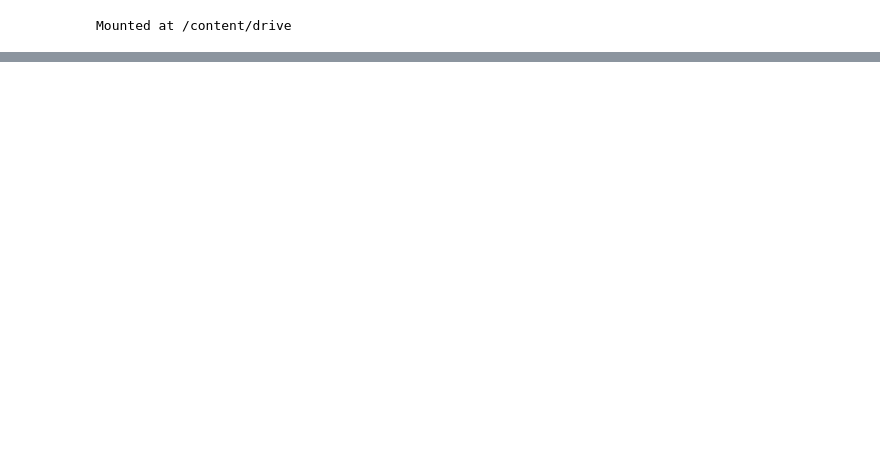
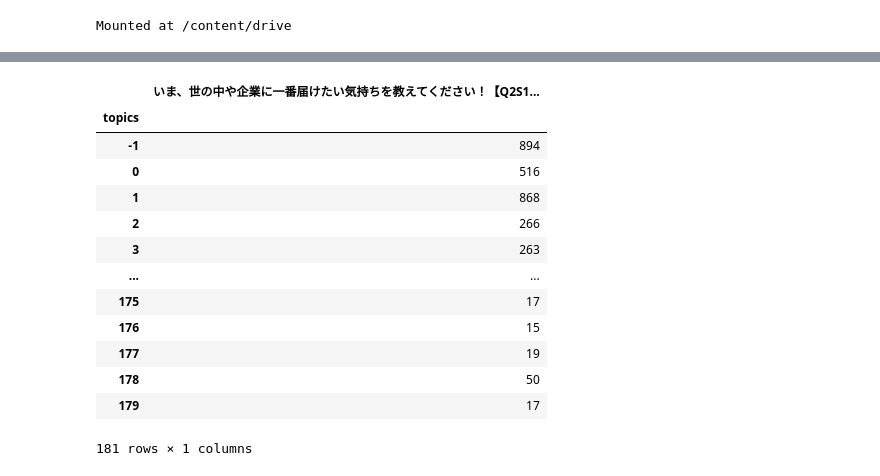
Before and after one commit to takky0330/NLP, a Jupyter notebook: BERTopic_hdbscan.ipynb, the cells around one changed output, grey strips where cells are left out. Drawn from its saved outputs; the diff is of its cells as text; code cells hidden in the pictures; blank space fills up the shorter version.

```diff
--- a/BERTopic_hdbscan.ipynb
+++ b/BERTopic_hdbscan.ipynb
@@ -140,0 +164,17 @@ BERTopic_japanese.csv  corona.csv
+# %%
+topics_pd.groupby('topics').count()
+# %% [output]
+|  | いま、世の中や企業に一番届けたい気持ちを教えてください！【Q2S1... |
+| topics |  |
+| -1 | 894 |
+| 0 | 516 |
+| 1 | 868 |
+| 2 | 266 |
+| 3 | 263 |
+| ... | ... |
+| 175 | 17 |
+| 176 | 15 |
+| 177 | 19 |
+| 178 | 50 |
+| 179 | 17 |
+181 rows × 1 columns
```
Also changed, not shown: parts of 18 cells of this notebook.
